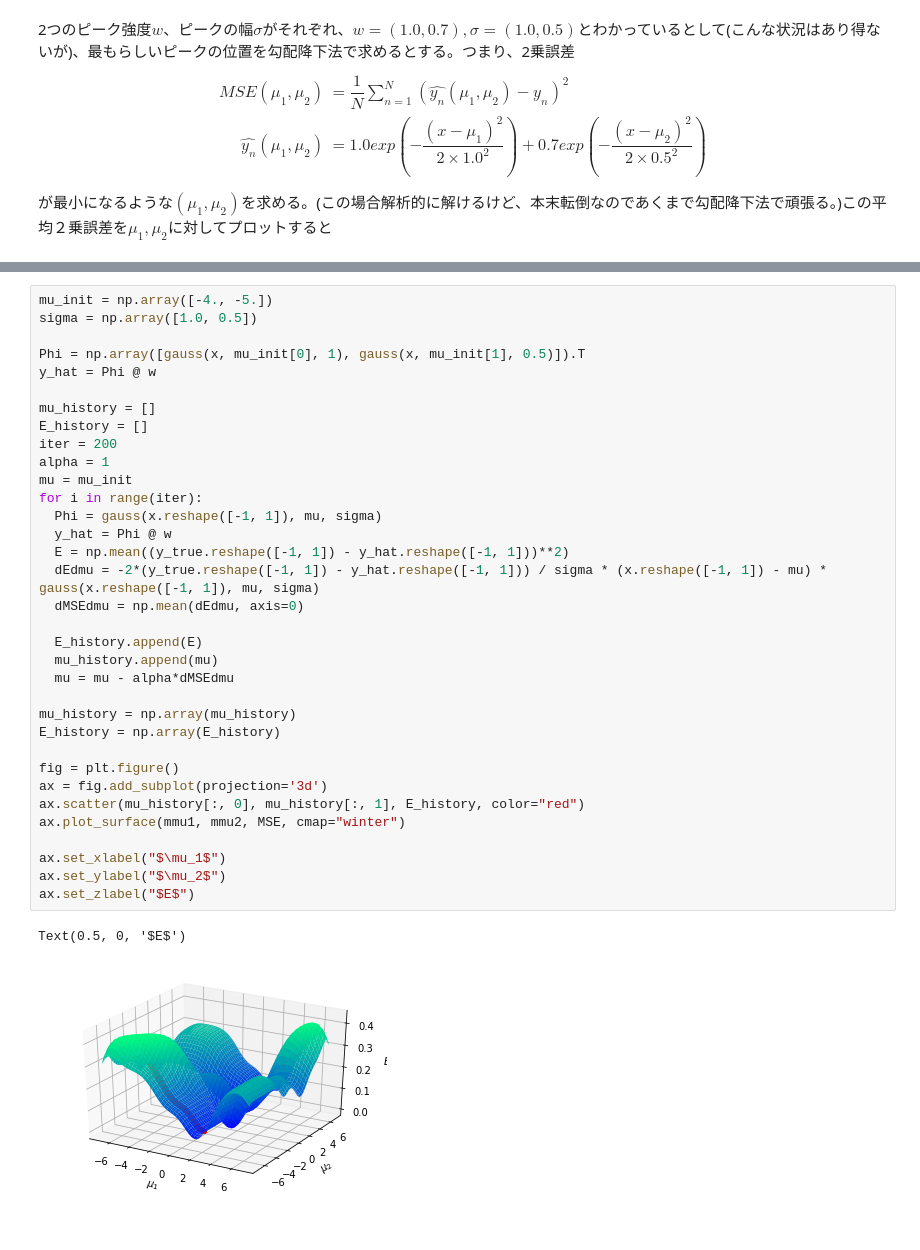
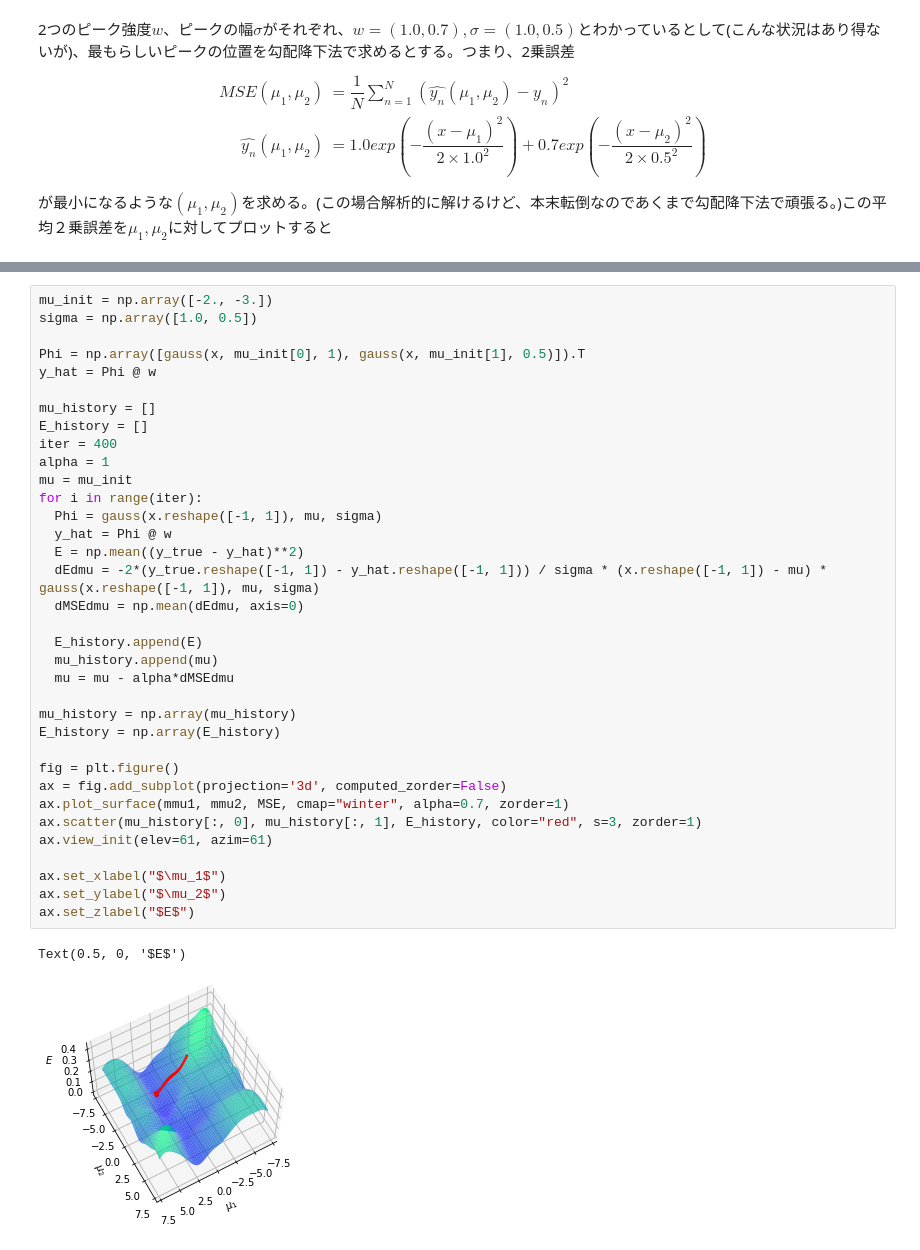
Before and after one commit to fftakumi/MOD2NNQ, a Jupyter notebook: Optimizer/introduction.ipynb, the cells around one changed output, grey strips where cells are left out. Cells and saved outputs as stored; diff of their text form; blank space fills up the shorter version.

```diff
--- a/Optimizer/introduction.ipynb
+++ b/Optimizer/introduction.ipynb
@@ -59,37 +64,38 @@ Text(0.5, 0, '$E$')
 # %%
-mu_init = np.array([-4., -5.])
+mu_init = np.array([-2., -3.])
 sigma = np.array([1.0, 0.5])
 
 Phi = np.array([gauss(x, mu_init[0], 1), gauss(x, mu_init[1], 0.5)]).T
 y_hat = Phi @ w
 
 mu_history = []
 E_history = []
-iter = 200
+iter = 400
 alpha = 1
 mu = mu_init
 for i in range(iter):
   Phi = gauss(x.reshape([-1, 1]), mu, sigma)
   y_hat = Phi @ w
-  E = np.mean((y_true.reshape([-1, 1]) - y_hat.reshape([-1, 1]))**2)
+  E = np.mean((y_true - y_hat)**2)
   dEdmu = -2*(y_true.reshape([-1, 1]) - y_hat.reshape([-1, 1])) / sigma * (x.reshape([-1, 1]) - mu) * gauss(x.reshape([-1, 1]), mu, sigma)
   dMSEdmu = np.mean(dEdmu, axis=0)
 
   E_history.append(E)
   mu_history.append(mu)
   mu = mu - alpha*dMSEdmu
 
 mu_history = np.array(mu_history)
 E_history = np.array(E_history)
 
 fig = plt.figure()
-ax = fig.add_subplot(projection='3d')
-ax.scatter(mu_history[:, 0], mu_history[:, 1], E_history, color="red")
-ax.plot_surface(mmu1, mmu2, MSE, cmap="winter")
+ax = fig.add_subplot(projection='3d', computed_zorder=False)
+ax.plot_surface(mmu1, mmu2, MSE, cmap="winter", alpha=0.7, zorder=1)
+ax.scatter(mu_history[:, 0], mu_history[:, 1], E_history, color="red", s=3, zorder=1)
+ax.view_init(elev=61, azim=61)
 
 ax.set_xlabel("$\mu_1$")
 ax.set_ylabel("$\mu_2$")
 ax.set_zlabel("$E$")
 # %% [output]
 Text(0.5, 0, '$E$')
-[figure, old version]
+[figure, new version]
```
Also changed, not shown: parts of 5 cells of this notebook, 2 other files.
